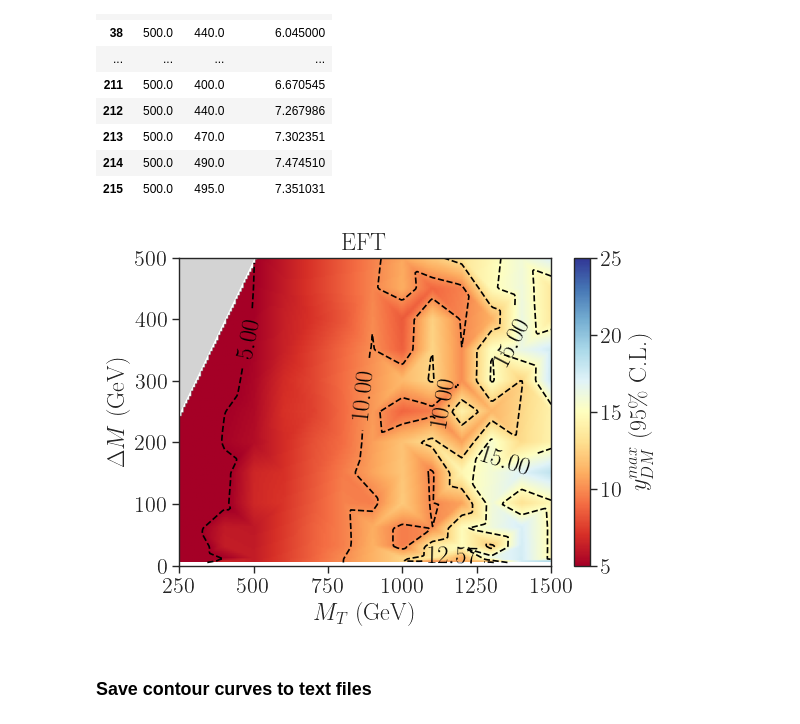
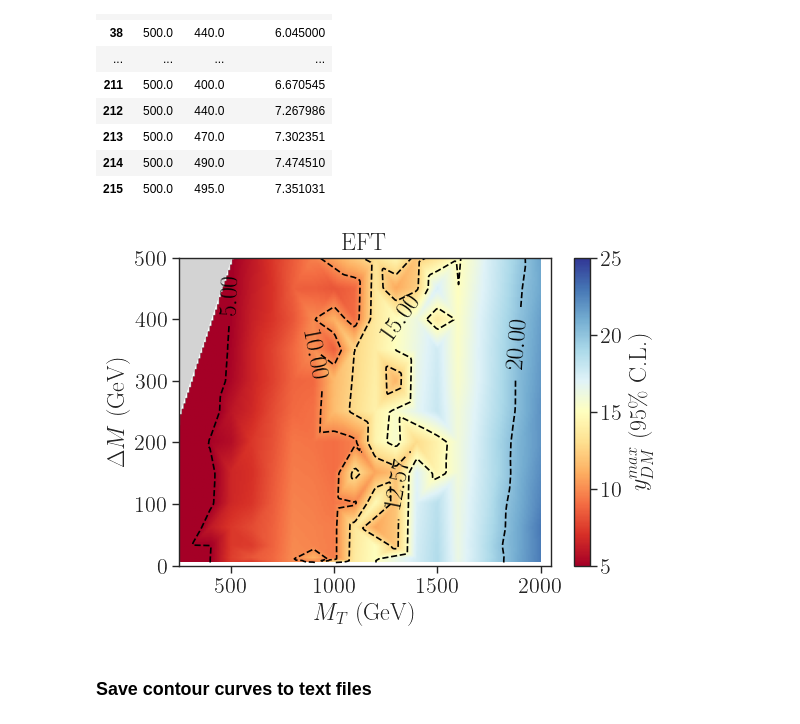
Before and after one commit to viniciusrocca/EFT_ToyModel, a Jupyter notebook: Recast_CMS/plotExclusion-CMS_mtt-eft.ipynb, the cells around one changed output. Saved outputs shown, nothing was run; the diff lists cells and outputs as text; code cells hidden in the pictures.

```diff
--- a/Recast_CMS/plotExclusion-CMS_mtt-eft.ipynb
+++ b/Recast_CMS/plotExclusion-CMS_mtt-eft.ipynb
@@ -164,20 +164,20 @@ recastData[recastData['mPsiT'] ==500.][['mPsiT','mSDM','yDM (95% C.L.)']]
 # %%
 plt.figure(figsize=(6,4))
 plt.imshow(znew.T, extent=[x.min(),x.max(), dm.min(), dm.max()], origin='lower',
                   cmap=cm,aspect='auto',vmin=5,vmax=25)
 plt.colorbar(label=r'$y_{DM}^{max}$ (95\% C.L.)')
 plt.xlabel(r'$M_{T}$ (GeV)')
 plt.ylabel(r'$\Delta M$ (GeV)')
 contours = plt.contour(xnew, ynew, znew, cValues, colors='black',linestyles='dashed')
 plt.clabel(contours, inline=True, fontsize=18)
 plt.fill_betweenx([250.,600.],[250.,600.],color='lightgray',alpha=1.0, label = r'$M_s > M_{T}$')
 plt.title('EFT')
-plt.xlim(250.,1500.)
+plt.xlim(250.,2050.)
 plt.ylim(0.,500.)
 plt.savefig('HeatMap_eft.png', bbox_inches='tight')
 plt.show()
 # %% [output]
-[figure, old version]
+[figure, new version]
 # %% [markdown]
 ### Save contour curves to text files
 # %%
```
Also changed, not shown: parts of 2 cells of this notebook, 10 other files.
